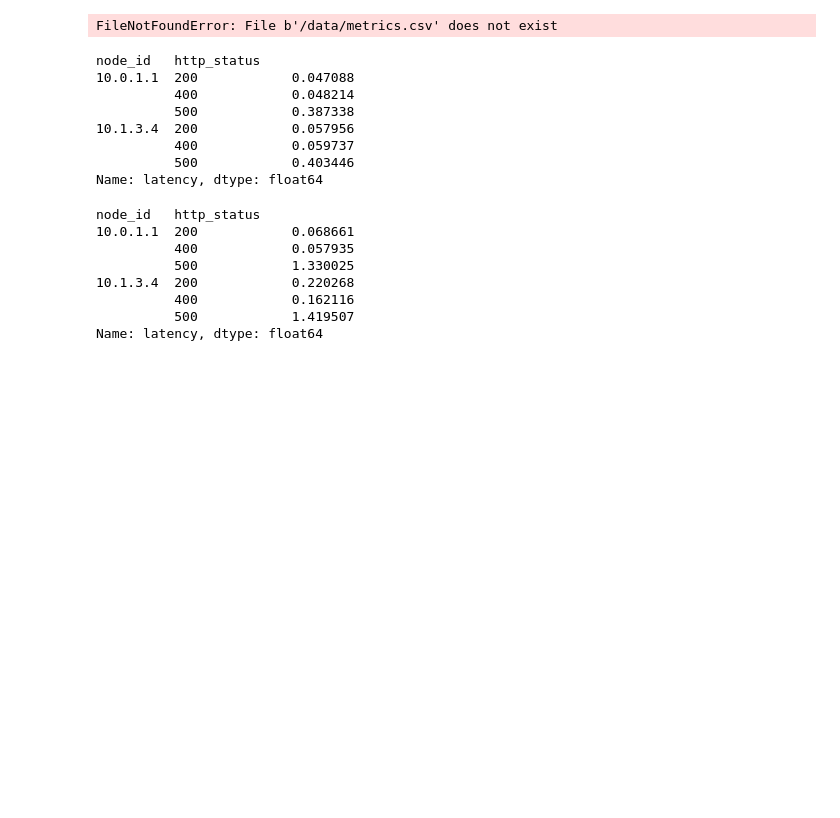
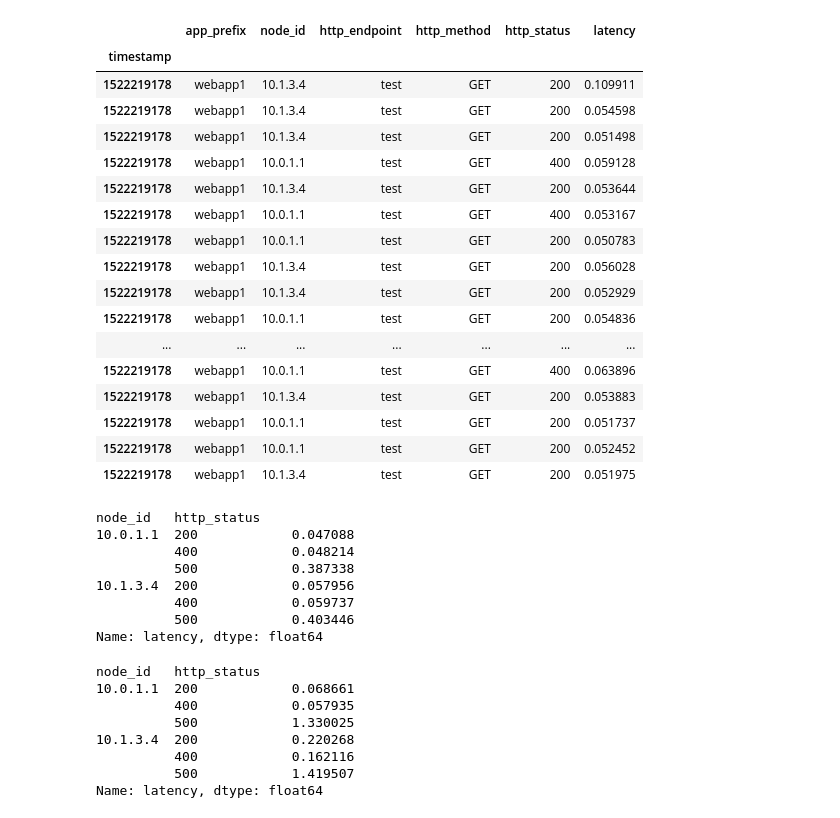
Before and after one commit to amitsaha/python-monitoring-talk, a Jupyter notebook: demo2/Analysis.ipynb, the cells around one changed output. Cells and saved outputs as stored; diff of their text form; code cells hidden in the pictures; blank space fills up the shorter version.

```diff
--- a/demo2/Analysis.ipynb
+++ b/demo2/Analysis.ipynb
@@ -1,10 +1,27 @@
 # %%
 import pandas as pd
 import numpy as np
-metrics = pd.read_csv('/data/metrics.csv')
+metrics = pd.read_csv('/data/metrics.csv', index_col=0)
 metrics[:30]
 # %% [output]
-FileNotFoundError: File b'/data/metrics.csv' does not exist
+|  | app_prefix | node_id | http_endpoint | http_method | http_status | latency |
+| timestamp |  |  |  |  |  |  |
+| 1522219178 | webapp1 | 10.1.3.4 | test | GET | 200 | 0.109911 |
+| 1522219178 | webapp1 | 10.1.3.4 | test | GET | 200 | 0.054598 |
+| 1522219178 | webapp1 | 10.1.3.4 | test | GET | 200 | 0.051498 |
+| 1522219178 | webapp1 | 10.0.1.1 | test | GET | 400 | 0.059128 |
+| 1522219178 | webapp1 | 10.1.3.4 | test | GET | 200 | 0.053644 |
+| 1522219178 | webapp1 | 10.0.1.1 | test | GET | 400 | 0.053167 |
+| 1522219178 | webapp1 | 10.0.1.1 | test | GET | 200 | 0.050783 |
+| 1522219178 | webapp1 | 10.1.3.4 | test | GET | 200 | 0.056028 |
+| 1522219178 | webapp1 | 10.1.3.4 | test | GET | 200 | 0.052929 |
+| 1522219178 | webapp1 | 10.0.1.1 | test | GET | 200 | 0.054836 |
+| ... | ... | ... | ... | ... | ... | ... |
+| 1522219178 | webapp1 | 10.0.1.1 | test | GET | 400 | 0.063896 |
+| 1522219178 | webapp1 | 10.1.3.4 | test | GET | 200 | 0.053883 |
+| 1522219178 | webapp1 | 10.0.1.1 | test | GET | 200 | 0.051737 |
+| 1522219178 | webapp1 | 10.0.1.1 | test | GET | 200 | 0.052452 |
+| 1522219178 | webapp1 | 10.1.3.4 | test | GET | 200 | 0.051975 |
 # %%
 metrics.groupby(['node_id', 'http_status']).latency.aggregate(np.mean)
 # %% [output]
```
Also changed, not shown: 3 other files.
